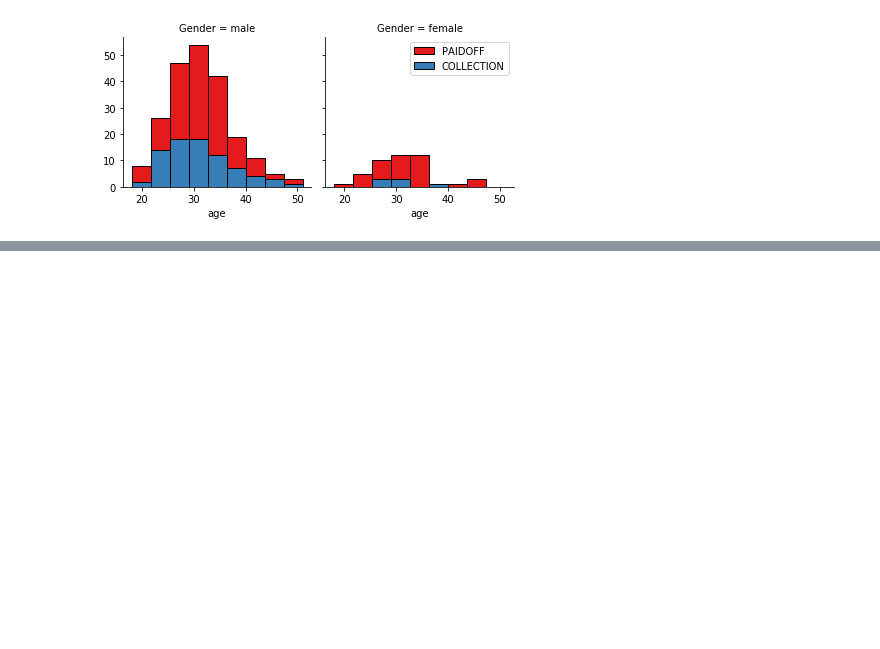
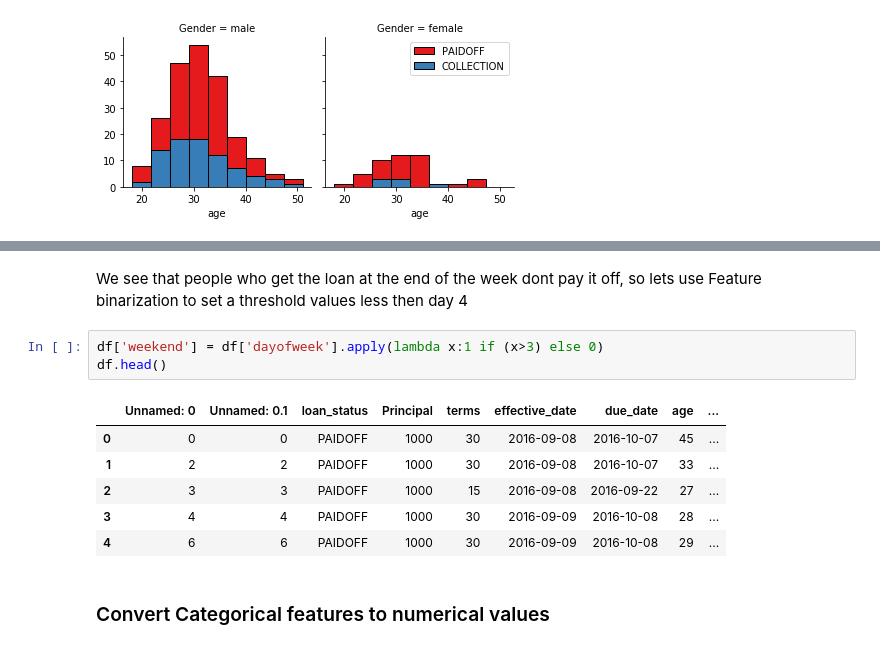
Before and after one commit to aitezazakhtar/LoanClassifier, a Jupyter notebook: LoanClassifier.ipynb, the cells around one changed output, grey strips where cells are left out. Drawn from its saved outputs; the diff is of its cells as text; blank space fills up the shorter version.

```diff
--- a/LoanClassifier.ipynb
+++ b/LoanClassifier.ipynb
@@ -117,0 +148,14 @@ plt.show()
+# %% [markdown]
+We see that people who get the loan at the end of the week dont pay it off, so lets use Feature binarization to set a threshold values less then day 4
+# %%
+df['weekend'] = df['dayofweek'].apply(lambda x:1 if (x>3) else 0)
+df.head()
+# %% [output]
+|  | Unnamed: 0 | Unnamed: 0.1 | loan_status | Principal | terms | effective_date | due_date | age | ... |
+| 0 | 0 | 0 | PAIDOFF | 1000 | 30 | 2016-09-08 | 2016-10-07 | 45 | ... |
+| 1 | 2 | 2 | PAIDOFF | 1000 | 30 | 2016-09-08 | 2016-10-07 | 33 | ... |
+| 2 | 3 | 3 | PAIDOFF | 1000 | 15 | 2016-09-08 | 2016-09-22 | 27 | ... |
+| 3 | 4 | 4 | PAIDOFF | 1000 | 30 | 2016-09-09 | 2016-10-08 | 28 | ... |
+| 4 | 6 | 6 | PAIDOFF | 1000 | 30 | 2016-09-09 | 2016-10-08 | 29 | ... |
+# %% [markdown]
+### Convert Categorical features to numerical values
```
Also changed, not shown: parts of 13 cells of this notebook.
